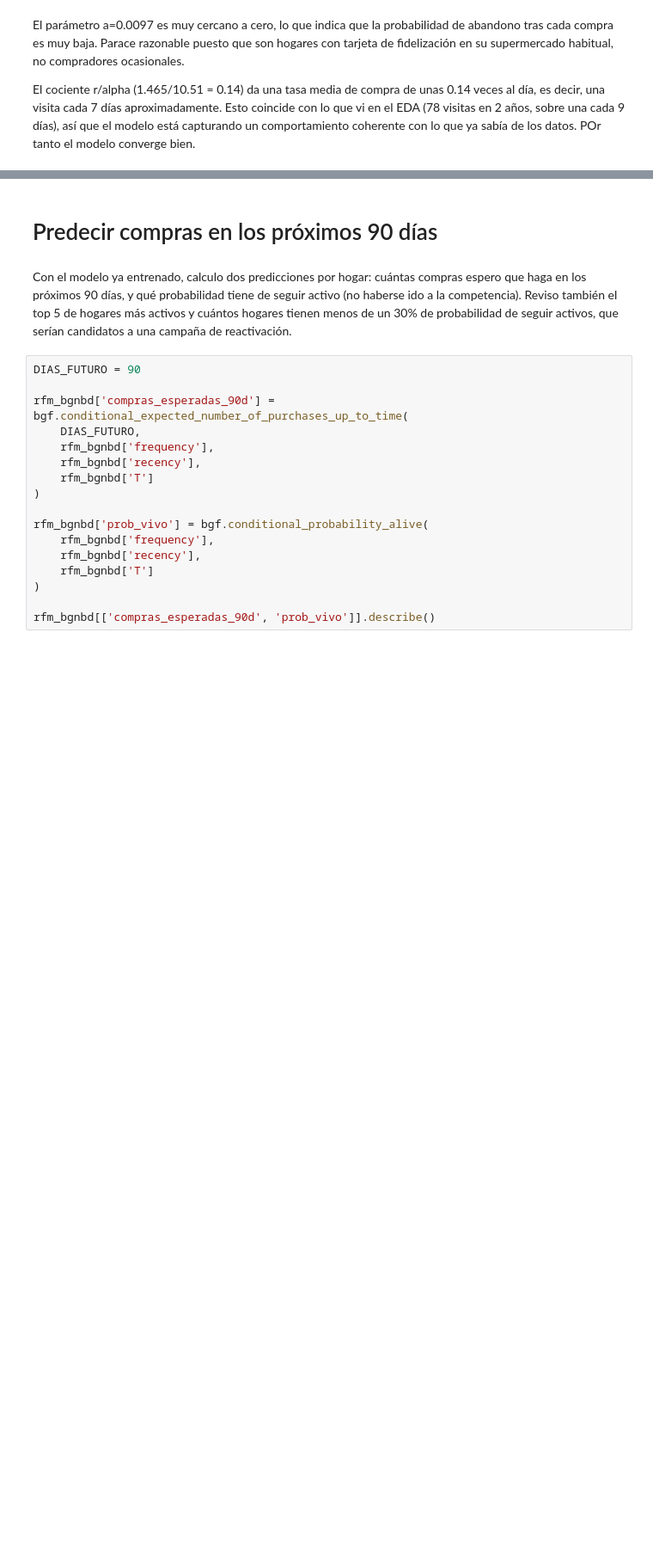
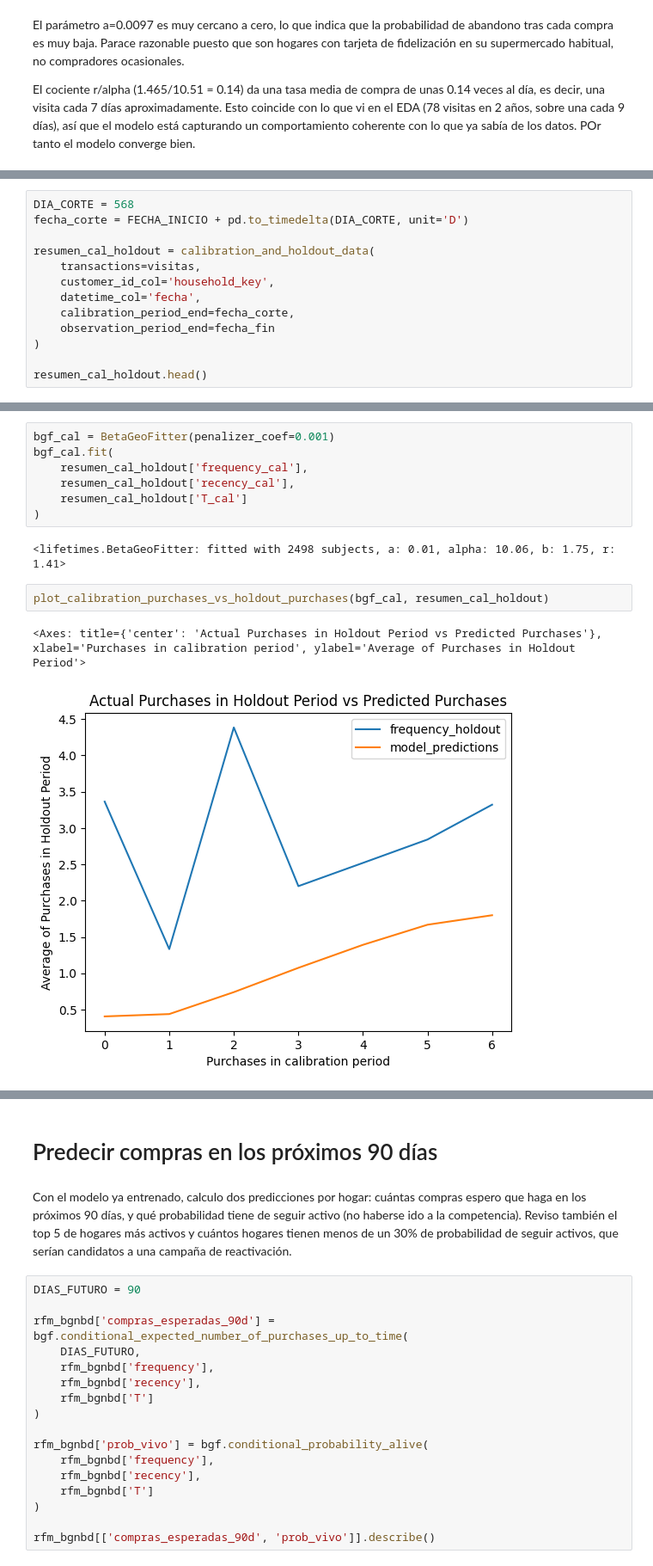
Before and after one commit to MarcGilabert/tfm-rgm-analytics, a Jupyter notebook: notebooks/03_CLV.ipynb, the cells around one changed output, grey strips where cells are left out. Shown at 86% size. Cells and saved outputs as stored; diff of their text form; blank space fills up the shorter version.

Commit message:
Version final: optimizador, notebooks revisados y app actualizada

```diff
--- a/notebooks/03_CLV.ipynb
+++ b/notebooks/03_CLV.ipynb
@@ -294,0 +329,13 @@ POr tanto el modelo converge bien.
+# %%
+DIA_CORTE = 568
+fecha_corte = FECHA_INICIO + pd.to_timedelta(DIA_CORTE, unit='D')
+
+resumen_cal_holdout = calibration_and_holdout_data(
+    transactions=visitas,
+    customer_id_col='household_key',
+    datetime_col='fecha',
+    calibration_period_end=fecha_corte,
+    observation_period_end=fecha_fin
+)
+
+resumen_cal_holdout.head()
@@ -294,0 +350,14 @@ POr tanto el modelo converge bien.
+# %%
+bgf_cal = BetaGeoFitter(penalizer_coef=0.001)
+bgf_cal.fit(
+    resumen_cal_holdout['frequency_cal'],
+    resumen_cal_holdout['recency_cal'],
+    resumen_cal_holdout['T_cal']
+)
+# %% [output]
+<lifetimes.BetaGeoFitter: fitted with 2498 subjects, a: 0.01, alpha: 10.06, b: 1.75, r: 1.41>
+# %%
+plot_calibration_purchases_vs_holdout_purchases(bgf_cal, resumen_cal_holdout)
+# %% [output]
+<Axes: title={'center': 'Actual Purchases in Holdout Period vs Predicted Purchases'}, xlabel='Purchases in calibration period', ylabel='Average of Purchases in Holdout Period'>
+[figure, added]
```
Also changed, not shown: parts of 18 cells of this notebook, 7 other files.
